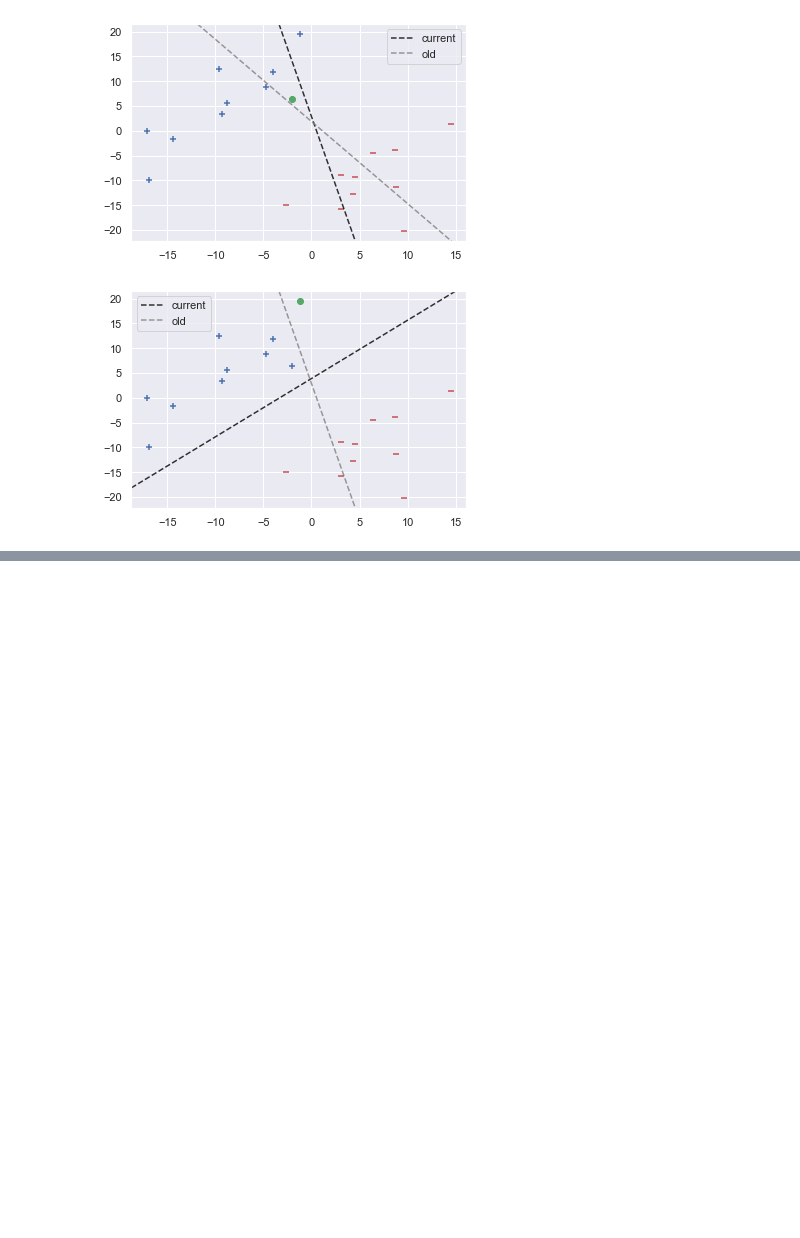
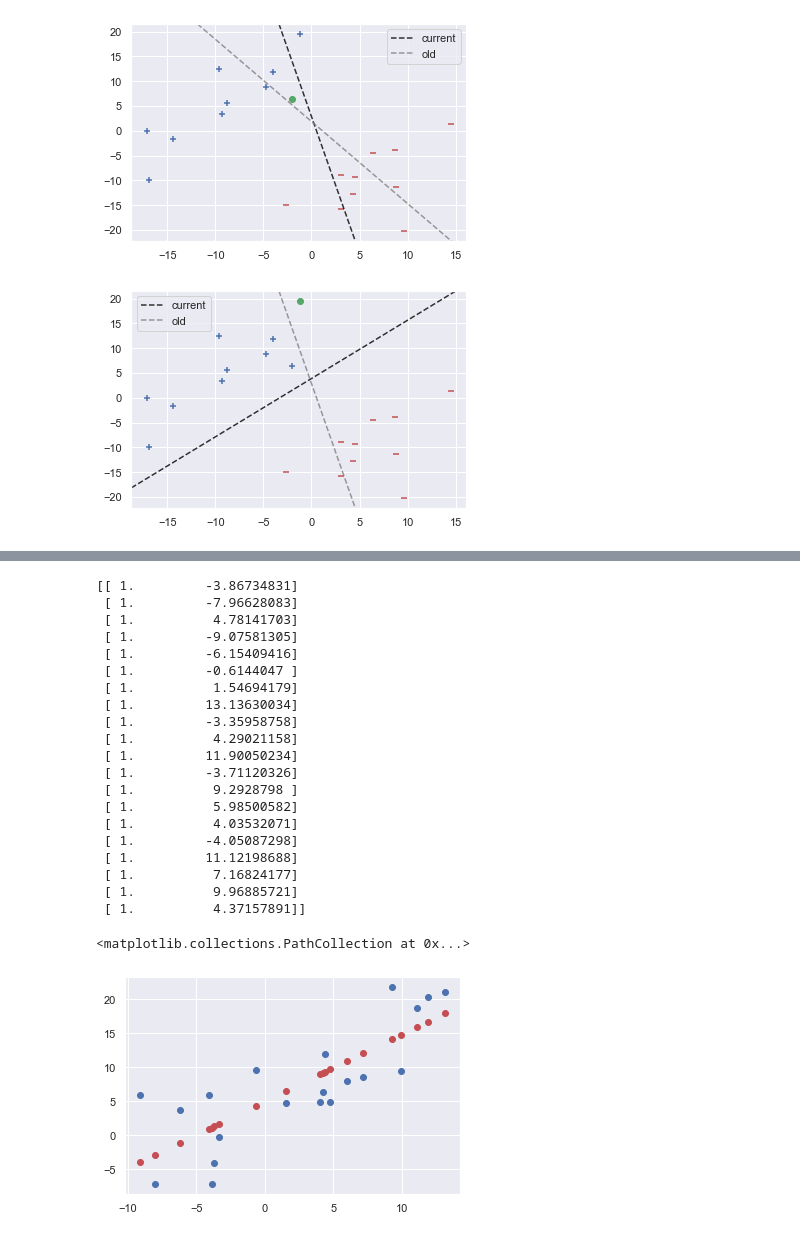
Before and after one commit to s276842/Mathematics-In-Machine-Learning, a Jupyter notebook: Linear Predictors.ipynb, the cells around one changed output, grey strips where cells are left out. Cells and saved outputs as stored; diff of their text form; code cells hidden in the pictures; blank space fills up the shorter version.

Commit message:
LinearRegression

```diff
--- a/Linear Predictors.ipynb
+++ b/Linear Predictors.ipynb
@@ -176,7 +176,7 @@ class Perceptron():
         plt.legend()
         plt.show()
 
-    def train(self, X, y, w=None, rng = None):
+    def fit(self, X, y, w=None, rng = None):
         m, n = X.shape
         self.w = np.random.rand(n + 1)   # initialize random normal vector
 
@@ -201,7 +201,7 @@ class Perceptron():
         return np.sign(np.hstack((np.ones(X.shape[0])[:, np.newaxis], X)) @ self.w)
 # %%
 model = Perceptron()
-model.train(X, y)
+model.fit(X, y)
 # %% [output]
 [figure]
 [figure]
@@ -217,0 +230,13 @@ status
+# %%
+import scipy.linalg as la
+
+class LinearRegression():
+    def fit(self, X, y):
+
+        X_copy = np.hstack((np.ones(len(X))[:, np.newaxis], X[:,np.newaxis]))
+        print(X_copy)
+        Q, R = la.qr(X_copy, mode='economic')
+        self.w = la.inv(R) @ Q.T @ y
+
+    def predict(self, X):
+        return np.hstack((np.ones(len(X))[:, np.newaxis], X[:, np.newaxis])) @ self.w
@@ -217,0 +247,33 @@ status
+# %%
+X = np.array([(x+4*rng.random(), x + 16*rng.random()) for x in 20*rng.random(20)-10])
+plt.scatter(*zip(*X))
+
+model = LinearRegression()
+model.fit(X[:,0], X[:,1])
+
+y_pred = model.predict(X[:,0])
+
+plt.scatter(X[:,0], y_pred, c='r')
+# %% [output]
+[[ 1.         -3.86734831]
+ [ 1.         -7.96628083]
+ [ 1.          4.78141703]
+ [ 1.         -9.07581305]
+ [ 1.         -6.15409416]
+ [ 1.         -0.6144047 ]
+ [ 1.          1.54694179]
+ [ 1.         13.13630034]
+ [ 1.         -3.35958758]
+ [ 1.          4.29021158]
+ [ 1.         11.90050234]
+ [ 1.         -3.71120326]
+ [ 1.          9.2928798 ]
+ [ 1.          5.98500582]
+ [ 1.          4.03532071]
+ [ 1.         -4.05087298]
+ [ 1.         11.12198688]
+ [ 1.          7.16824177]
+ [ 1.          9.96885721]
+ [ 1.          4.37157891]]
+<matplotlib.collections.PathCollection at 0x...>
+[figure, added]
```
Also changed, not shown: parts of 4 cells of this notebook.
